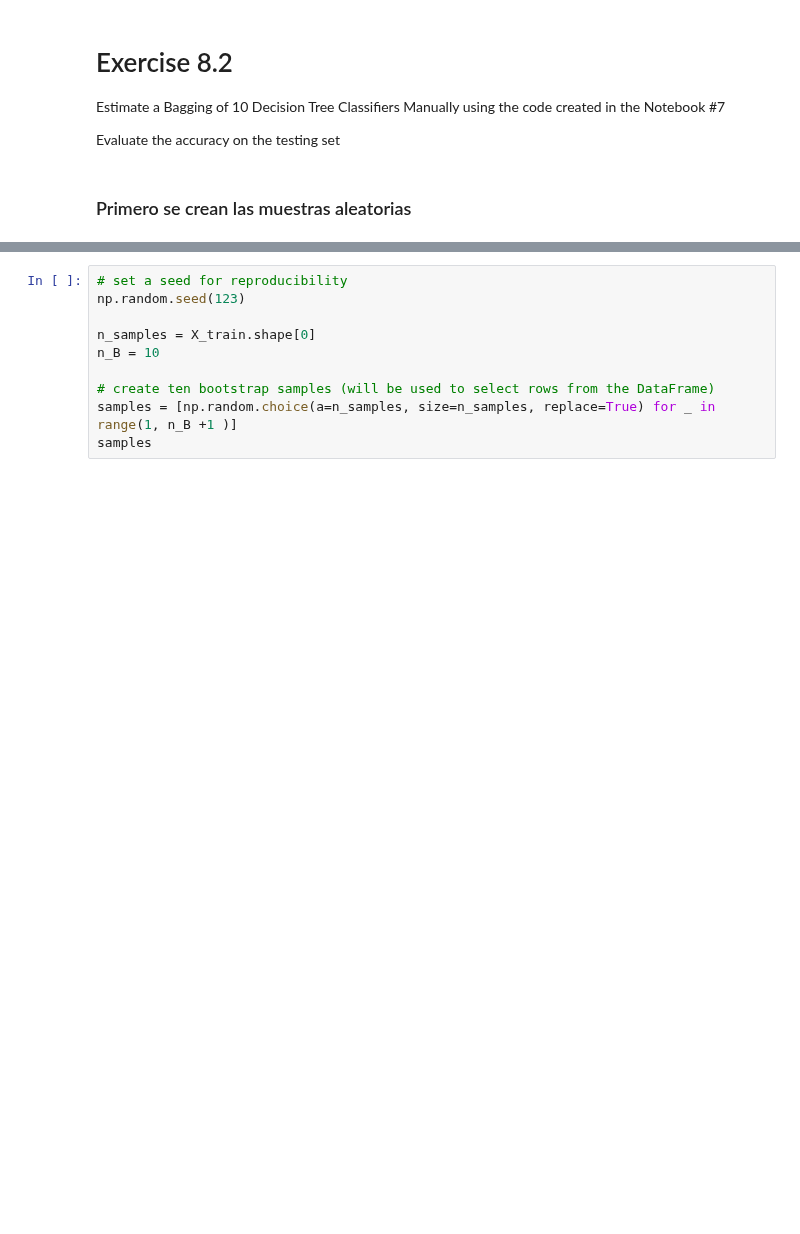
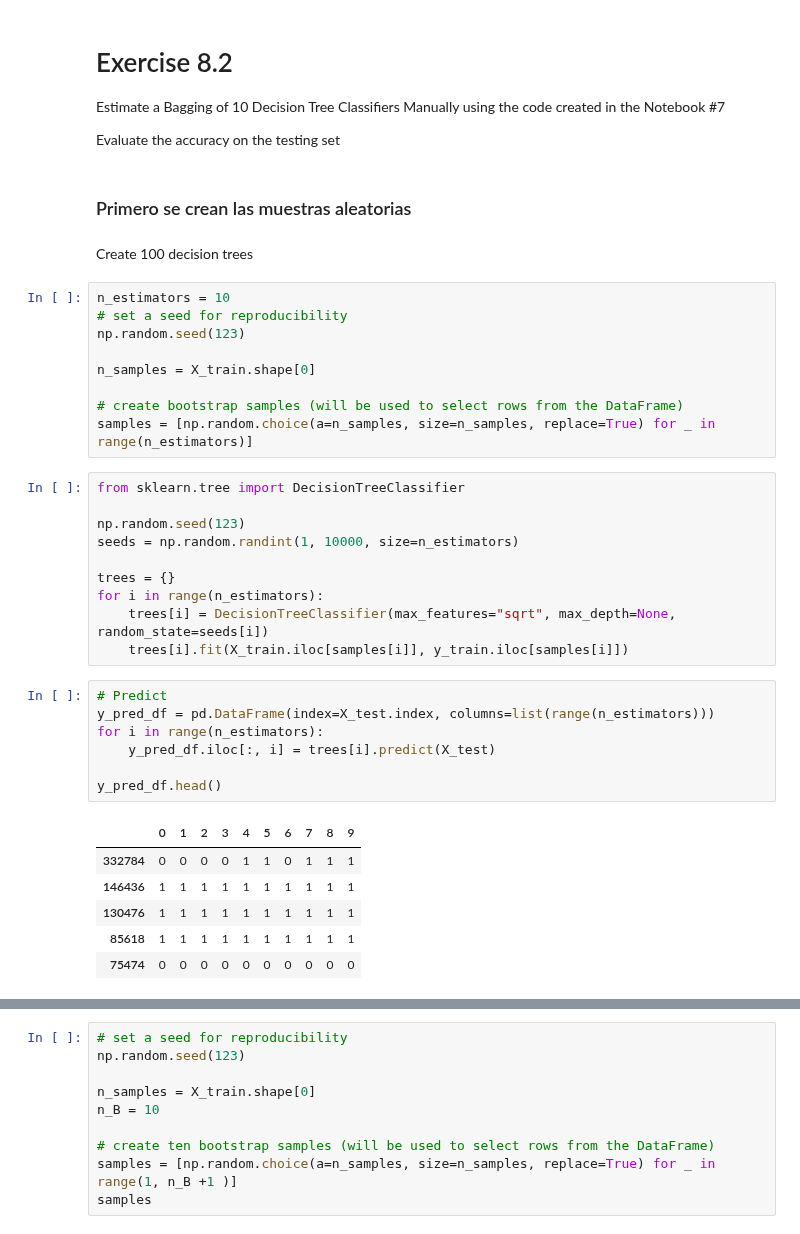
Before and after one commit to jega1228/Analisis_avanzado_Datos, a Jupyter notebook: E9-abarinas.ipynb, the cells around one changed output, grey strips where cells are left out. Saved outputs shown, nothing was run; the diff lists cells and outputs as text; blank space fills up the shorter version.

```diff
--- a/E9-abarinas.ipynb
+++ b/E9-abarinas.ipynb
@@ -439,3 +439,38 @@ Estimate a Bagging of 10 Decision Tree Classifiers Manually using the code creat
 Evaluate the accuracy on the testing set
 # %% [markdown]
 ### Primero se crean las muestras aleatorias
+# %% [markdown]
+Create 100 decision trees
+# %%
+n_estimators = 10
+# set a seed for reproducibility
+np.random.seed(123)
+
+n_samples = X_train.shape[0]
+
+# create bootstrap samples (will be used to select rows from the DataFrame)
+samples = [np.random.choice(a=n_samples, size=n_samples, replace=True) for _ in range(n_estimators)]
+# %%
+from sklearn.tree import DecisionTreeClassifier
+
+np.random.seed(123)
+seeds = np.random.randint(1, 10000, size=n_estimators)
+
+trees = {}
+for i in range(n_estimators):
+    trees[i] = DecisionTreeClassifier(max_features="sqrt", max_depth=None, random_state=seeds[i])
+    trees[i].fit(X_train.iloc[samples[i]], y_train.iloc[samples[i]])
+# %%
+# Predict
+y_pred_df = pd.DataFrame(index=X_test.index, columns=list(range(n_estimators)))
+for i in range(n_estimators):
+    y_pred_df.iloc[:, i] = trees[i].predict(X_test)
+
+y_pred_df.head()
+# %% [output]
+|  | 0 | 1 | 2 | 3 | 4 | 5 | 6 | 7 | 8 | 9 |
+| 332784 | 0 | 0 | 0 | 0 | 1 | 1 | 0 | 1 | 1 | 1 |
+| 146436 | 1 | 1 | 1 | 1 | 1 | 1 | 1 | 1 | 1 | 1 |
+| 130476 | 1 | 1 | 1 | 1 | 1 | 1 | 1 | 1 | 1 | 1 |
+| 85618 | 1 | 1 | 1 | 1 | 1 | 1 | 1 | 1 | 1 | 1 |
+| 75474 | 0 | 0 | 0 | 0 | 0 | 0 | 0 | 0 | 0 | 0 |
```
Also changed, not shown: parts of 8 cells of this notebook.
